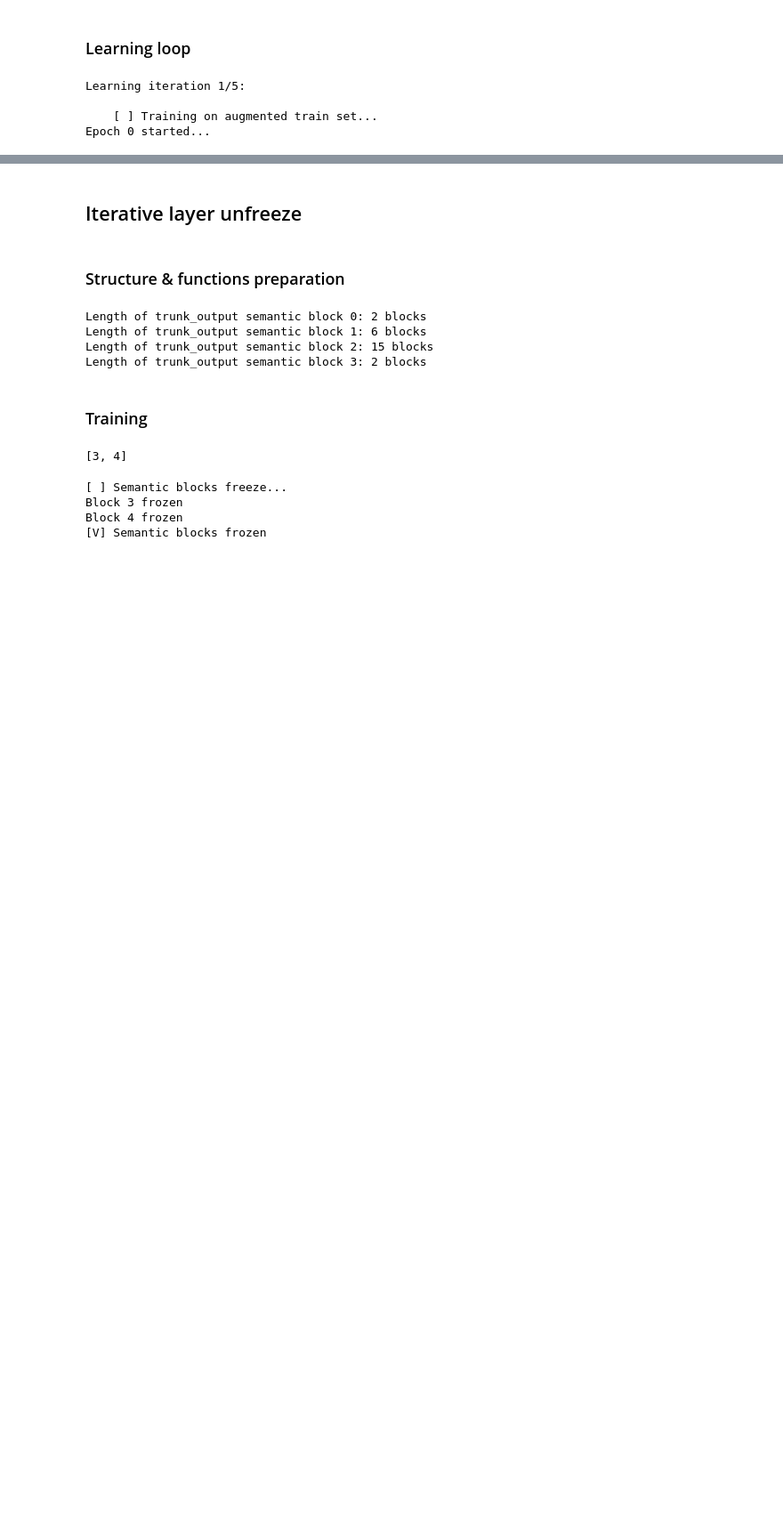
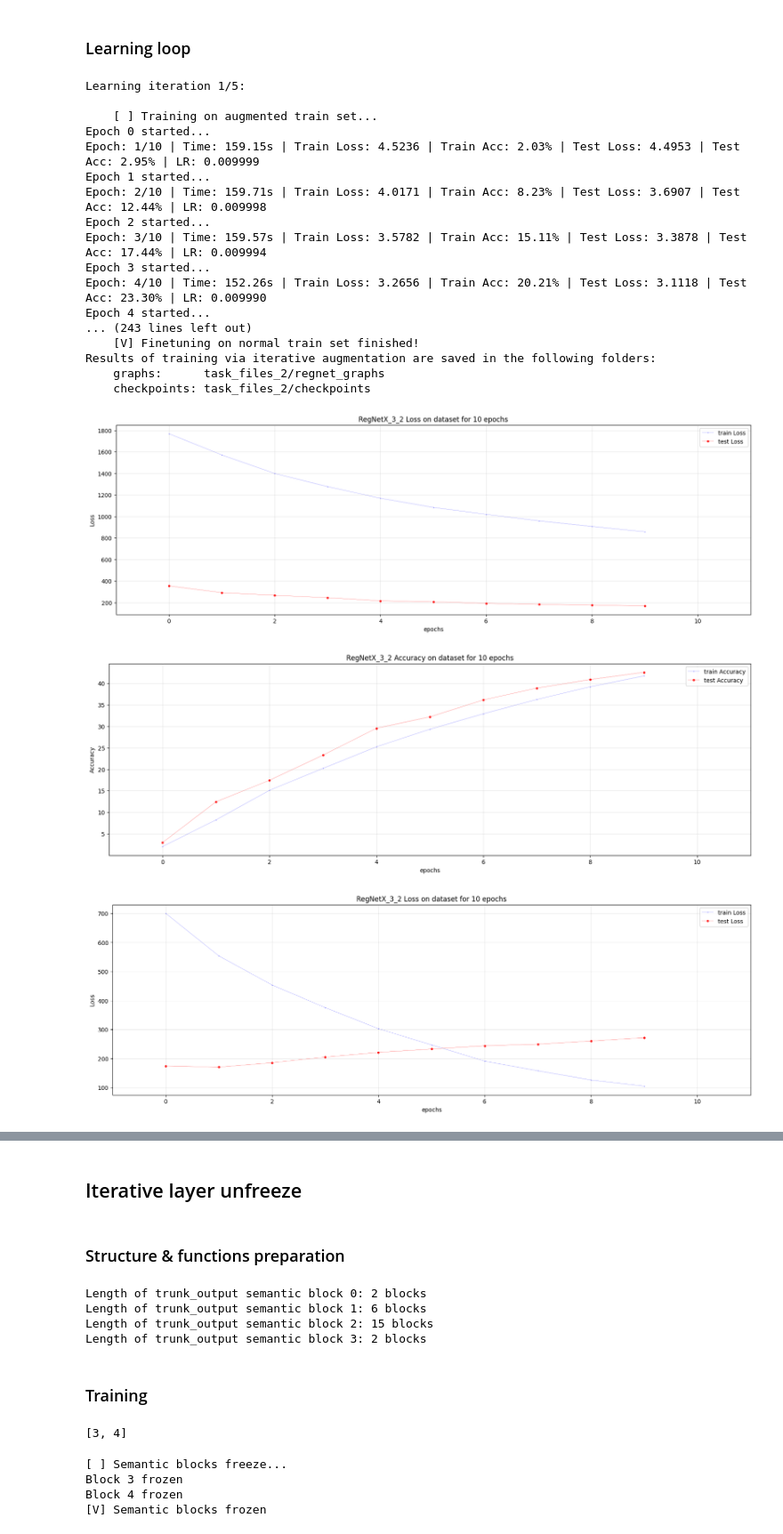
Before and after one commit to Ali-AliAli-Ali/ML_homeworks_magistracy, a Jupyter notebook: 2_metrics_inc.ipynb, the cells around one changed output, grey strips where cells are left out. Shown at 89% size. Cells and saved outputs as stored; diff of their text form; code cells hidden in the pictures; blank space fills up the shorter version.

```diff
--- a/2_metrics_inc.ipynb
+++ b/2_metrics_inc.ipynb
@@ -122,6 +125,7 @@ print("[ ] Instantiating model...")
 regnetx_3_2 = models.regnet_x_3_2gf(weights=models.RegNet_X_3_2GF_Weights.DEFAULT, progress=True)
 adapt_model_cifar100(regnetx_3_2, n_classes)
 regnetx_3_2.to(device)
+regnetx_3_2_name = "RegNetX_3_2"
 print("[V] Model instantiated and adapted for CIFAR-100")
 # %% [output]
 [ ] Instantiating model...
@@ -216,6 +261,8 @@ def train_n_epochs(model: torch.nn.Module,
                    optimizer,
                    criterion,
                    scheduler,
+                   model_name: str = "",
+                   dataset_name: str = "dataset",
                    device: torch.device = torch.device("cpu"),
                    epochs: int = 150,
                    checkpoint_dir: str = "checkpoints",
@@ -225,8 +272,8 @@ def train_n_epochs(model: torch.nn.Module,
 
     os.makedirs(checkpoint_dir, exist_ok=True)
 
+    model_name = model_name or model.__class__.__name__
     model.to(device)
-    model_name = model.__class__.__name__
 
     train_losses = []
     test_losses = []
@@ -279,8 +326,10 @@ def train_n_epochs(model: torch.nn.Module,
     if with_plots:
         graph_dir = graph_dir or f"graphs_{model_name}_{epochs}epochs"
         os.makedirs(graph_dir, exist_ok=True)
-        plot_metrics(train_losses, test_losses, epochs, metric_name="loss", graph_dir=graph_dir)
-        plot_metrics(train_accs, test_accs, epochs, metric_name="acc", graph_dir=graph_dir)
+        plot_metric(train_losses, test_losses, epochs, model_name=model_name, dataset_name=dataset_name, metric_name="Loss", graph_dir=graph_dir)
+        plot_metric(train_accs, test_accs, epochs, model_name=model_name, dataset_name=dataset_name, metric_name="Accuracy", graph_dir=graph_dir)
 
     print(f"Best accuracy: {best_acc}%")
+
+    return train_losses, train_accs, test_losses, test_accs
 # %%
@@ -447,10 +497,10 @@ n_iterations = 5
 n_epochs_train = 10
 n_epochs_finetune = 10
 # %%
-train_aug_losses = []
-train_aug_accs = []
-test_aug_losses = []
-test_aug_accs = []
+train_losses = []
+test_losses = []
+train_accs = []
+test_accs = []
 
 for iteration in range(n_iterations):
     print(f"\nLearning iteration {iteration + 1}/{n_iterations}:\n")
@@ -458,42 +508,68 @@ for iteration in range(n_iterations):
     graph_subdir_iteration = os.path.join(graph_dir_iter_aug, f"iteration_{iteration}")
 
     print("    [ ] Training on augmented train set...")
-    train_n_epochs(
+    train_losses_aug, train_accs_aug, test_losses_aug, test_accs_aug = train_n_epochs(
         regnetx_3_2,
         train_loader_aug,
         val_loader,
         optimizer=optimizer,
         criterion=criterion,
         scheduler=scheduler,
+        model_name=regnetx_3_2_name,
         device=device,
         epochs=n_epochs_train,
         checkpoint_dir=checkpoint_dir_iter_aug,
         with_plots=True,
         graph_dir = os.path.join(graph_subdir_iteration, "train")
     )
     print("    [V] Training on augmented train set finished")
+    train_losses.append(train_losses_aug)
+    test_losses.append(test_losses_aug)
+    train_accs.append(train_accs_aug)
+    test_accs.append(test_accs_aug)
 
     print("    [ ] Finetuning on normal train set...")
-    train_n_epochs(
+    train_losses_norm, train_accs_norm, test_losses_norm, test_accs_norm = train_n_epochs(
         regnetx_3_2,
         train_loader,
         val_loader,
         optimizer=optimizer,
         criterion=criterion,
         scheduler=scheduler,
+        model_name=regnetx_3_2_name,
         device=device,
         epochs=n_epochs_finetune,
         checkpoint_dir=checkpoint_dir_iter_aug,
         with_plots=True,
         graph_dir = os.path.join(graph_subdir_iteration, "finetune")
     )
     print("    [V] Finetuning on normal train set finished!")
+    train_losses.append(train_losses_norm)
+    test_losses.append(test_losses_norm)
+    train_accs.append(train_accs_norm)
+    test_accs.append(test_accs_norm)
 
     print("Results of training via iterative augmentation are saved in the following folders:")
     print("    graphs:     ", graph_dir)
     print("    checkpoints:", checkpoint_dir)
 # %% [output]
 Learning iteration 1/5:
 
     [ ] Training on augmented train set...
 Epoch 0 started...
+Epoch: 1/10 | Time: 159.15s | Train Loss: 4.5236 | Train Acc: 2.03% | Test Loss: 4.4953 | Test Acc: 2.95% | LR: 0.009999
+Epoch 1 started...
+Epoch: 2/10 | Time: 159.71s | Train Loss: 4.0171 | Train Acc: 8.23% | Test Loss: 3.6907 | Test Acc: 12.44% | LR: 0.009998
+Epoch 2 started...
+Epoch: 3/10 | Time: 159.57s | Train Loss: 3.5782 | Train Acc: 15.11% | Test Loss: 3.3878 | Test Acc: 17.44% | LR: 0.009994
+Epoch 3 started...
+Epoch: 4/10 | Time: 152.26s | Train Loss: 3.2656 | Train Acc: 20.21% | Test Loss: 3.1118 | Test Acc: 23.30% | LR: 0.009990
+Epoch 4 started...
+... (243 lines left out)
+    [V] Finetuning on normal train set finished!
+Results of training via iterative augmentation are saved in the following folders:
+    graphs:      task_files_2/regnet_graphs
+    checkpoints: task_files_2/checkpoints
+[figure, added]
+[figure, added]
+[figure, added]
```
Also changed, not shown: parts of 17 cells of this notebook, 2 other files.
